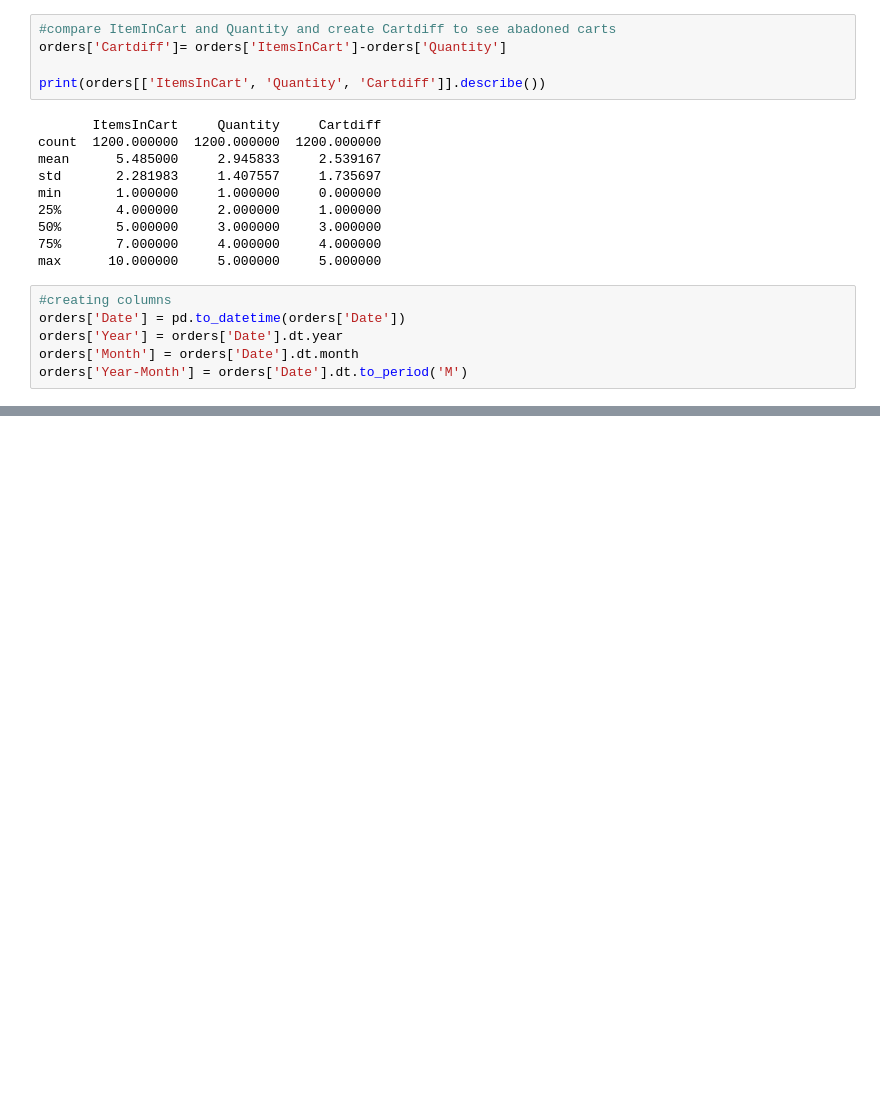
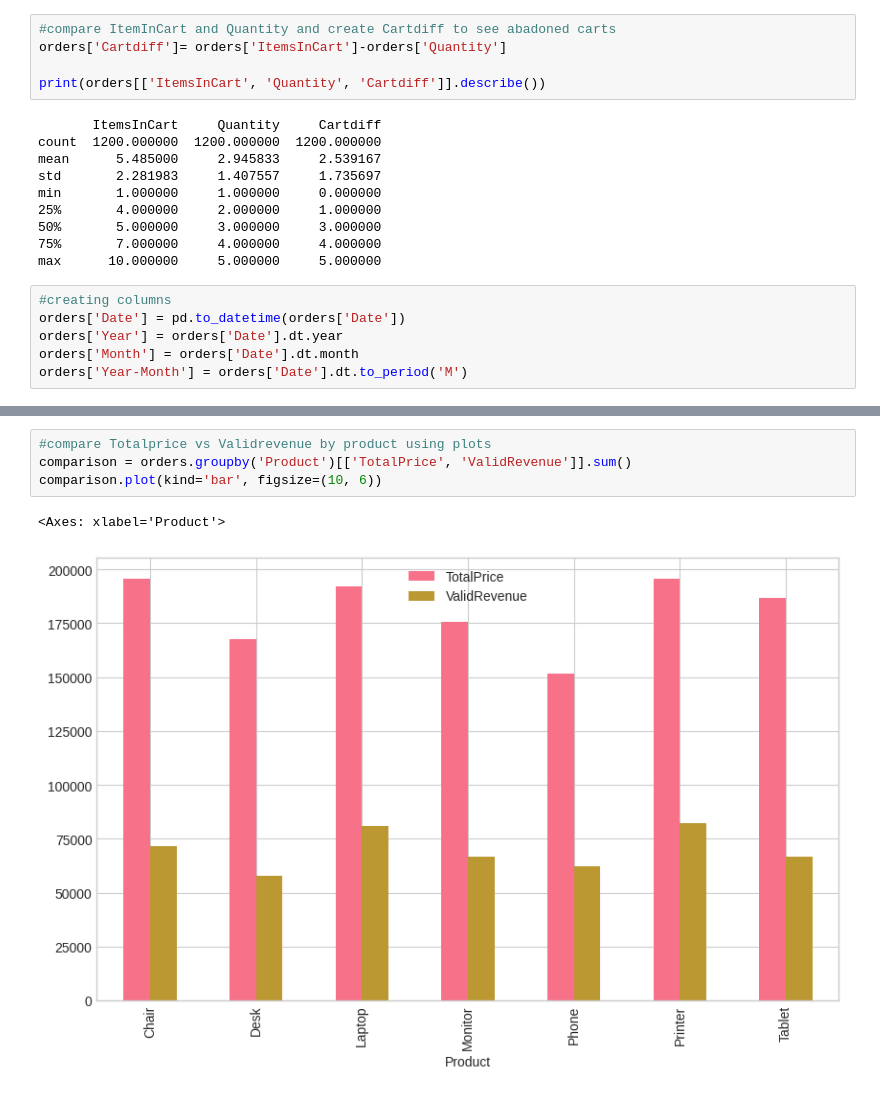
Before and after one commit to Faith-moses/DecodeLabs-Internship, a Jupyter notebook: ecommerce_sales_dataset.ipynb, the cells around one changed output, grey strips where cells are left out. Drawn from its saved outputs; the diff is of its cells as text; blank space fills up the shorter version.

```diff
--- a/ecommerce_sales_dataset.ipynb
+++ b/ecommerce_sales_dataset.ipynb
@@ -274,0 +360,7 @@ orders['Year-Month'] = orders['Date'].dt.to_period('M')
+# %%
+#compare Totalprice vs Validrevenue by product using plots
+comparison = orders.groupby('Product')[['TotalPrice', 'ValidRevenue']].sum()
+comparison.plot(kind='bar', figsize=(10, 6))
+# %% [output]
+<Axes: xlabel='Product'>
+[figure, added]
```
Also changed, not shown: parts of 30 cells of this notebook.
